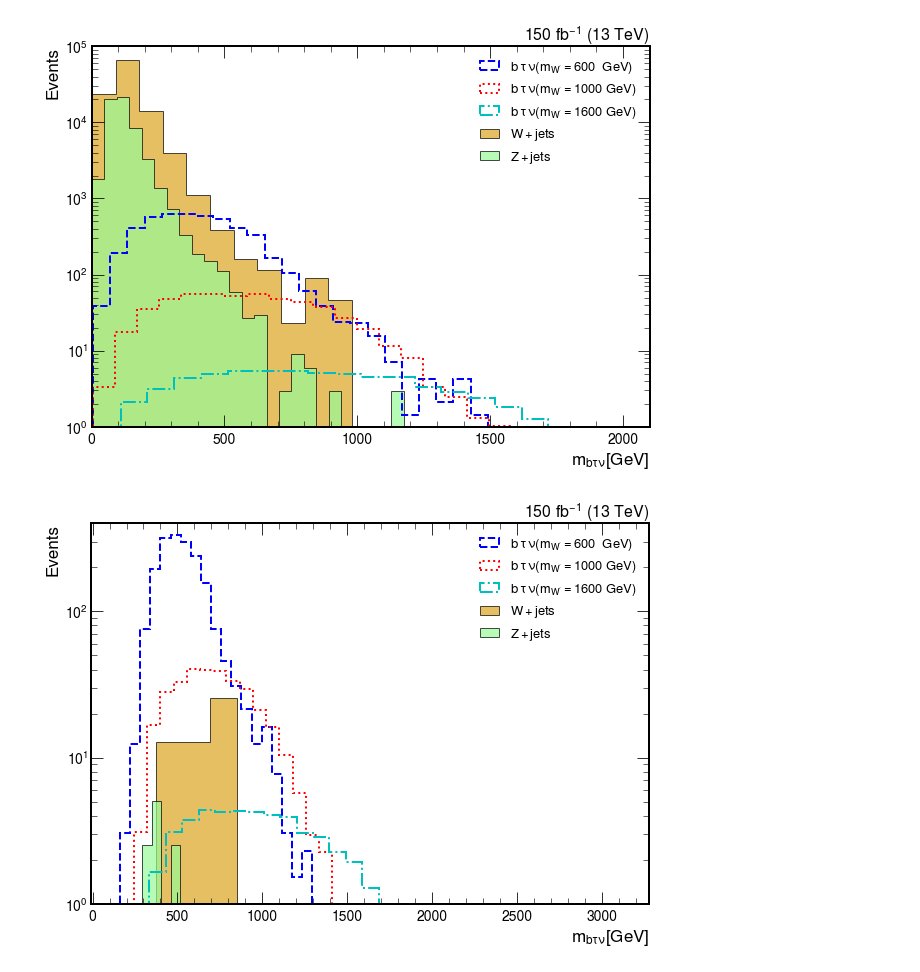
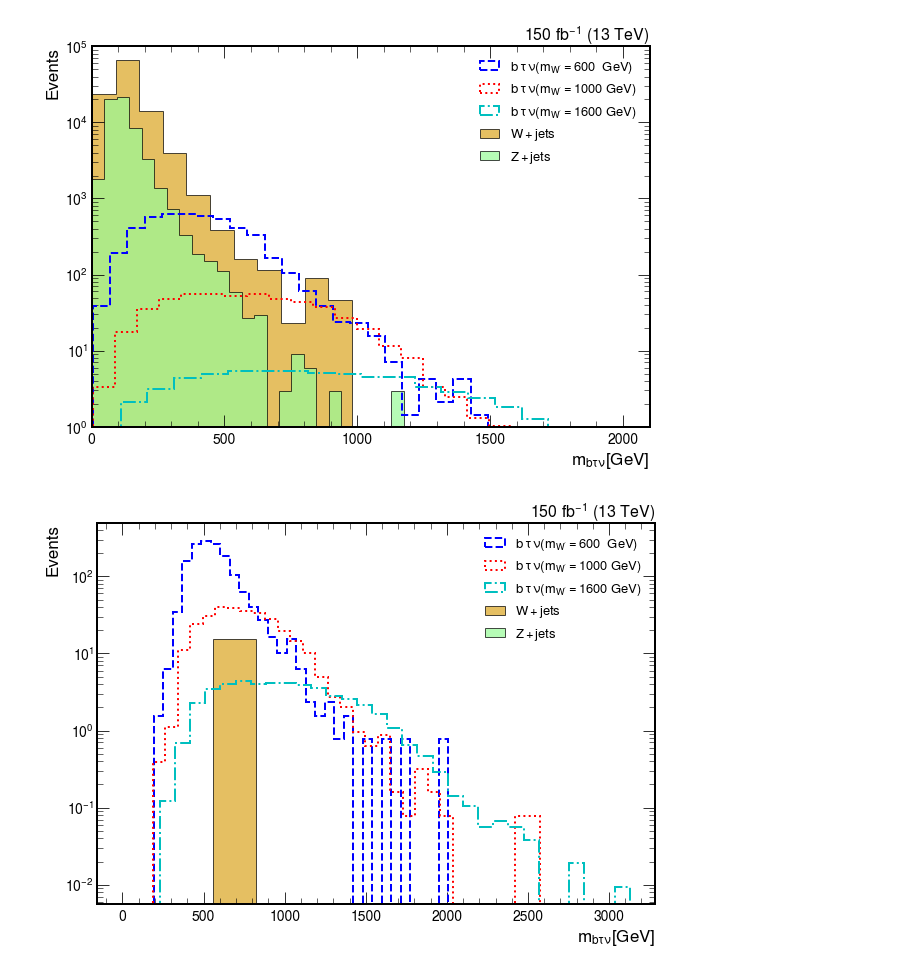
Before and after one commit to tomasate/TareasMast, a Jupyter notebook: Uproot_B_Tau_Nu_analysis_Tomas_Version.ipynb, the cells around one changed output. Cells and saved outputs as stored; diff of their text form; code cells hidden in the pictures.

```diff
--- a/Uproot_B_Tau_Nu_analysis_Tomas_Version.ipynb
+++ b/Uproot_B_Tau_Nu_analysis_Tomas_Version.ipynb
@@ -813,7 +878,7 @@ plt.legend(loc = 'lower right');
 # %%
-opt = 151
+opt = 150
 odp = 0.8
-omet = 90
+omet = 150
 Df_600GeV_cut = final_cuts(Df_600GeV, pt_tau = opt, pt_b=30, del_phi = odp, met = omet)
 Df_1000GeV_cut = final_cuts(Df_1000GeV, pt_tau = opt, pt_b=30, del_phi = odp, met = omet)
 Df_1600GeV_cut = final_cuts(Df_1600GeV, pt_tau = opt, pt_b=30, del_phi = odp, met = omet)
@@ -932,17 +1009,17 @@ plt.xlim(0,2100);
 # %%
 #Total mass without b tau nu with cuts
 m_T1 = generate_ploteable_total_masses(Df_600GeV_cut, Df_1000GeV_cut, Df_1600GeV_cut)
 m_T_bg_Z2 = Df_bgz_cut.apply(m_Tot, axis = 1)
 m_T_bg_W2 = Df_bgw_cut.apply(m_Tot, axis = 1)
 
 plot_mass1(labels= labs1, colors= colo1, lines = lineas1,
            mass_type = r'$m_{b \tau \nu}[GeV]$', m1 = m_T1[0],
            m2 = m_T1[1], m3 = m_T1[2], m_bg1 = m_T_bg_W2, m_bg2 = m_T_bg_Z2 ,
            Weights = w2, nbins = 31, bins_bg = ['auto', 'auto'])
-plt.ylim(1, 4e2);
+#plt.ylim(1, 4e2);
 #plt.xlim(0,2200);
 # %% [output]
-[figure, old version]
+[figure, new version]
 # %%
 #Delta phi
 plot_Met_ET_Phi1(df_600Gev, df_1000Gev, df_1600Gev,
```
Also changed, not shown: parts of 19 cells of this notebook.
